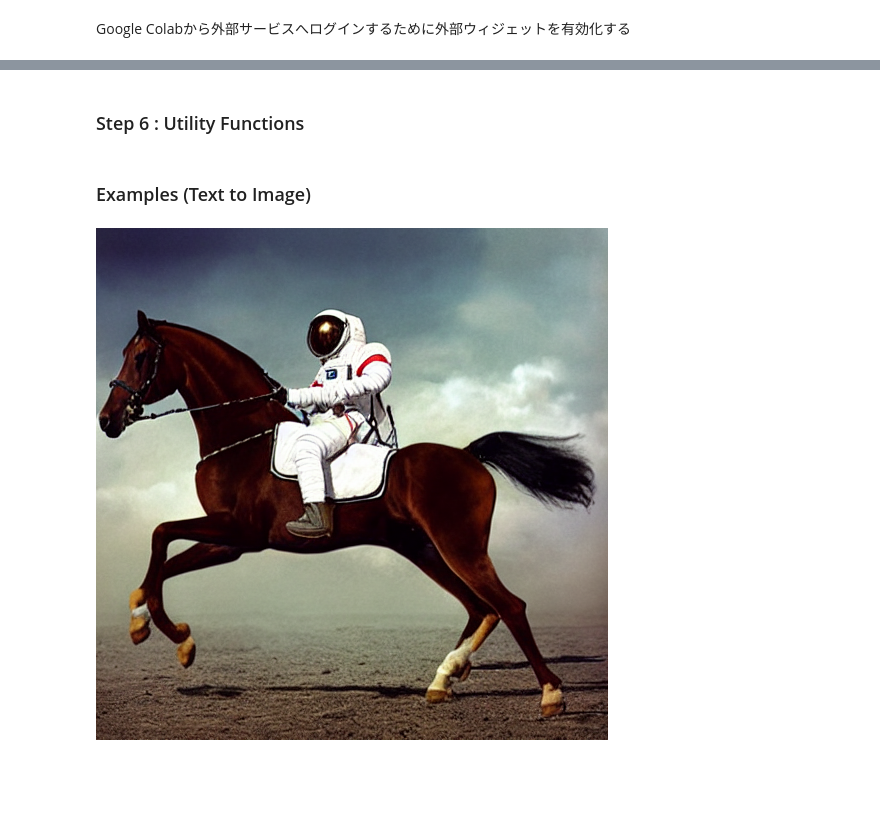
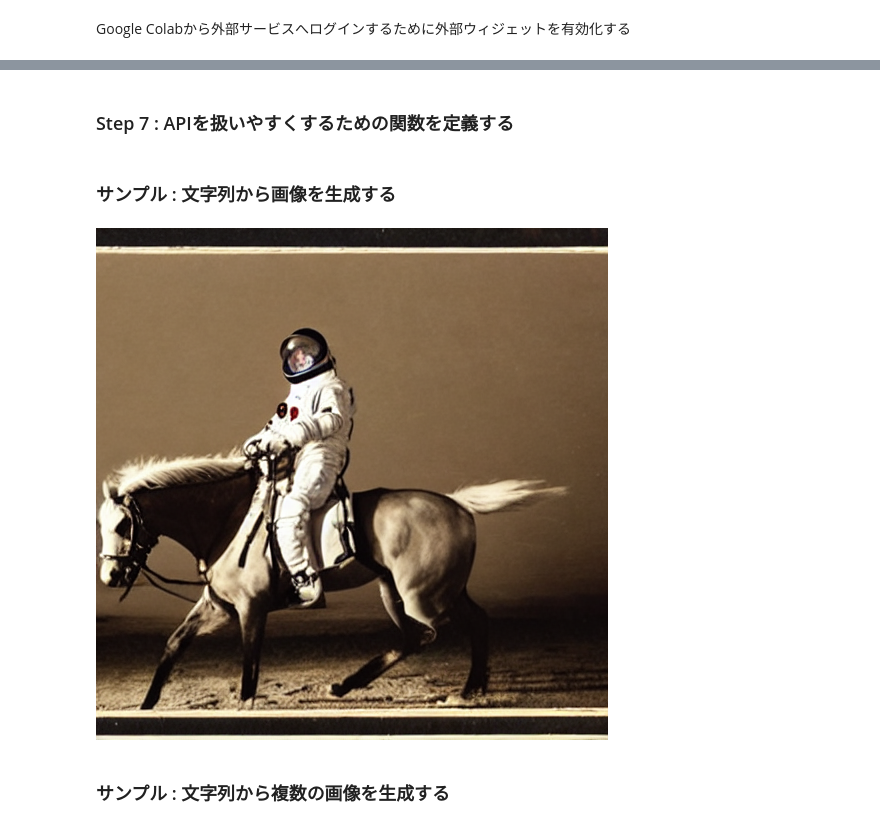
Before and after one commit to alumican/stable-diffusion, a Jupyter notebook: stable_diffuion_quick_start.ipynb, the cells around one changed output, grey strips where cells are left out. Drawn from its saved outputs; the diff is of its cells as text; code cells hidden in the pictures; blank space fills up the shorter version.

```diff
--- a/stable_diffuion_quick_start.ipynb
+++ b/stable_diffuion_quick_start.ipynb
@@ -471,6 +475,6 @@ def dummy(images, **kwargs):
   return images, False
 
 inpaintingPipe.safety_checker = dummy
-# %% [markdown]
-### Step 6 : Utility Functions
+# %% [markdown]
+### Step 7 : APIを扱いやすくするための関数を定義する
 # %%
@@ -536,15 +542,17 @@ def upload_files(directory_path="."):
     shutil.move(file_name, saved_file_path)
     saved_file_paths.append(saved_file_path)
   return saved_file_paths
-# %% [markdown]
-### Examples (Text to Image)
+# %% [markdown]
+### サンプル : 文字列から画像を生成する
 # %%
 # generate single image
-image = generate_image("a photograph of an astronaut riding a horse")
+image = generate_image(prompt="a photograph of an astronaut riding a horse", width=512, height=512)
 image
 # %% [output]
-[figure, old version]
+[figure, new version]
 # %%
 save_image(image, f"sd_output_sample/astronaut_rides_horse.png")
+# %% [markdown]
+### サンプル : 文字列から複数の画像を生成する
 # %%
 # generate multiple image
```
Also changed, not shown: parts of 26 cells of this notebook.
